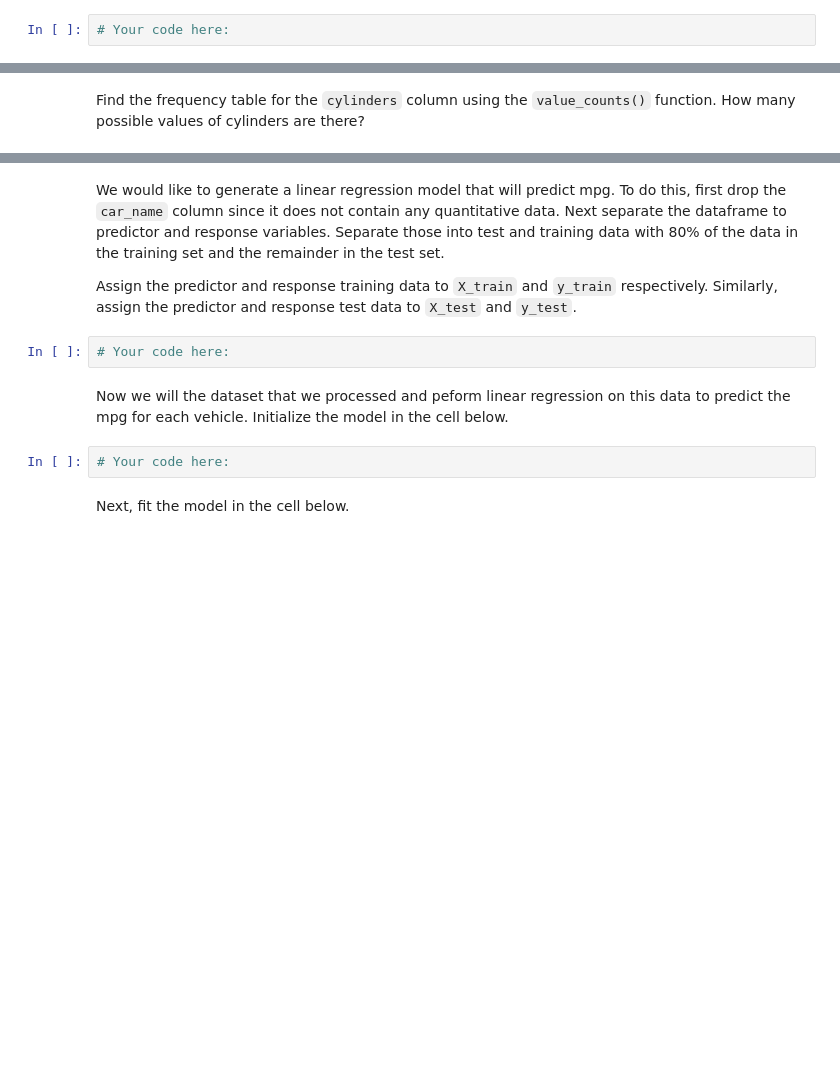
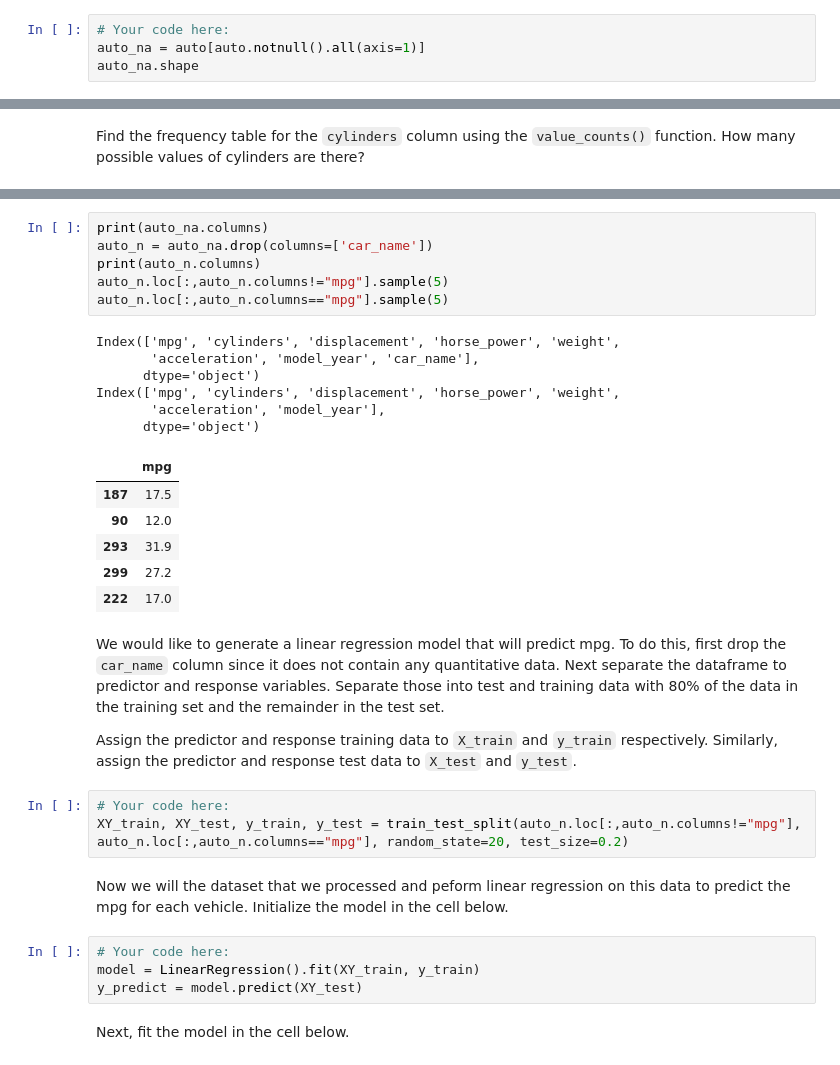
Before and after one commit to G-Nancy/lab-intro-to-sklearn, a Jupyter notebook: your-code/main.ipynb, the cells around one changed output, grey strips where cells are left out. Drawn from its saved outputs; the diff is of its cells as text; blank space fills up the shorter version.

```diff
--- a/your-code/main.ipynb
+++ b/your-code/main.ipynb
@@ -176,3 +201,5 @@ What is the newest model year and the oldest model year?
 Check the dataset for missing values and remove all rows containing at least one missing value.
 # %%
 # Your code here:
+auto_na = auto[auto.notnull().all(axis=1)]
+auto_na.shape
@@ -185,12 +223,34 @@ Find the frequency table for the `cylinders` column using the `value_counts()` f
+# %%
+print(auto_na.columns)
+auto_n = auto_na.drop(columns=['car_name'])
+print(auto_n.columns)
+auto_n.loc[:,auto_n.columns!="mpg"].sample(5)
+auto_n.loc[:,auto_n.columns=="mpg"].sample(5)
+# %% [output]
+Index(['mpg', 'cylinders', 'displacement', 'horse_power', 'weight',
+       'acceleration', 'model_year', 'car_name'],
+      dtype='object')
+Index(['mpg', 'cylinders', 'displacement', 'horse_power', 'weight',
+       'acceleration', 'model_year'],
+      dtype='object')
+|  | mpg |
+| 187 | 17.5 |
+| 90 | 12.0 |
+| 293 | 31.9 |
+| 299 | 27.2 |
+| 222 | 17.0 |
 # %% [markdown]
 We would like to generate a linear regression model that will predict mpg. To do this, first drop the `car_name` column since it does not contain any quantitative data. Next separate the dataframe to predictor and response variables. Separate those into test and training data with 80% of the data in the training set and the remainder in the test set.
 
 Assign the predictor and response training data to `X_train` and `y_train` respectively. Similarly, assign the predictor and response test data to `X_test` and `y_test`.
-# %%
-# Your code here:
+# %%
+# Your code here:
+XY_train, XY_test, y_train, y_test = train_test_split(auto_n.loc[:,auto_n.columns!="mpg"], auto_n.loc[:,auto_n.columns=="mpg"], random_state=20, test_size=0.2)
 # %% [markdown]
 Now we will the dataset that we processed and peform linear regression on this data to predict the mpg for each vehicle. Initialize the model in the cell below.
 # %%
 # Your code here:
+model = LinearRegression().fit(XY_train, y_train)
+y_predict = model.predict(XY_test)
 # %% [markdown]
 Next, fit the model in the cell below.
```
Also changed, not shown: parts of 17 cells of this notebook.
